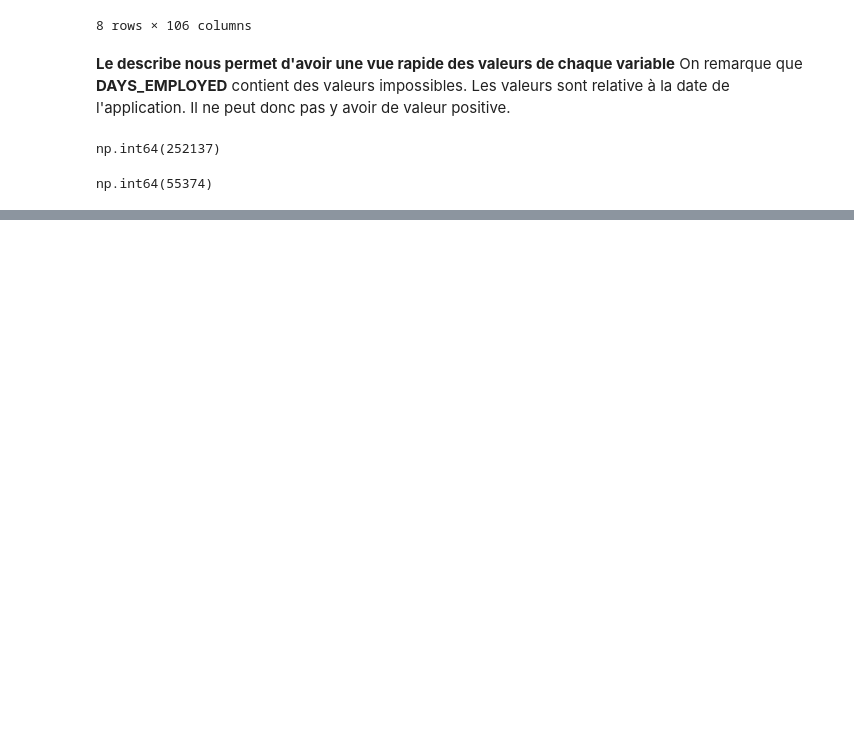
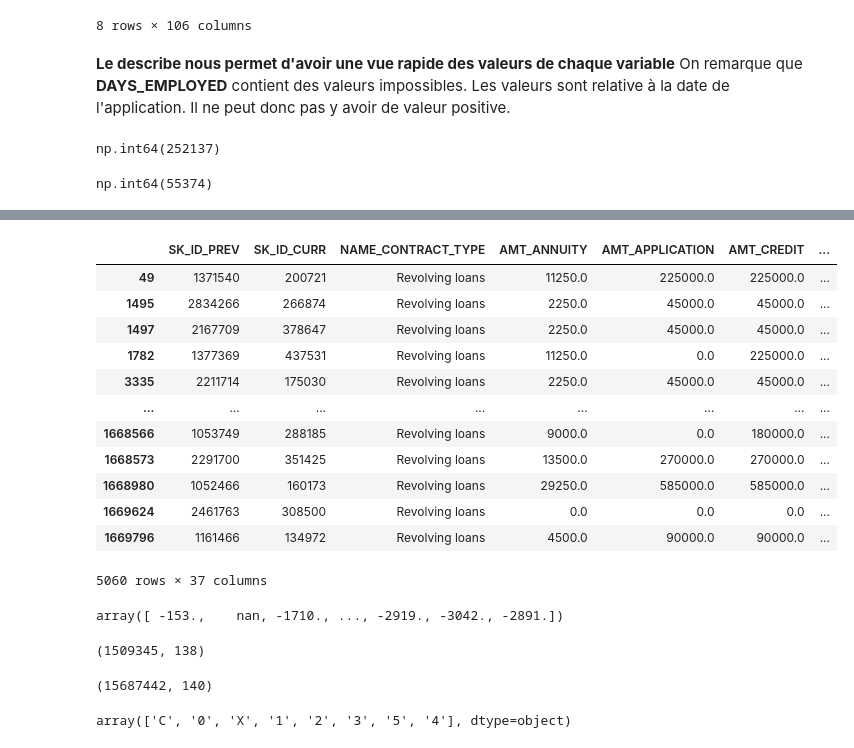
Before and after one commit to Belin27000/P4_ScoringModel, a Jupyter notebook: Lecerf_Yann_1_notebook_analyse_exploratoire_feature_enginering_092024.ipynb, the cells around one changed output, grey strips where cells are left out. Drawn from its saved outputs; the diff is of its cells as text; code cells hidden in the pictures; blank space fills up the shorter version.

```diff
--- a/Lecerf_Yann_1_notebook_analyse_exploratoire_feature_enginering_092024.ipynb
+++ b/Lecerf_Yann_1_notebook_analyse_exploratoire_feature_enginering_092024.ipynb
@@ -213,0 +279,36 @@ np.int64(55374)
+# %%
+previous_application[previous_application['DAYS_TERMINATION'] < previous_application['DAYS_FIRST_DUE']]
+# %% [output]
+|  | SK_ID_PREV | SK_ID_CURR | NAME_CONTRACT_TYPE | AMT_ANNUITY | AMT_APPLICATION | AMT_CREDIT | ... |
+| 49 | 1371540 | 200721 | Revolving loans | 11250.0 | 225000.0 | 225000.0 | ... |
+| 1495 | 2834266 | 266874 | Revolving loans | 2250.0 | 45000.0 | 45000.0 | ... |
+| 1497 | 2167709 | 378647 | Revolving loans | 2250.0 | 45000.0 | 45000.0 | ... |
+| 1782 | 1377369 | 437531 | Revolving loans | 11250.0 | 0.0 | 225000.0 | ... |
+| 3335 | 2211714 | 175030 | Revolving loans | 2250.0 | 45000.0 | 45000.0 | ... |
+| ... | ... | ... | ... | ... | ... | ... | ... |
+| 1668566 | 1053749 | 288185 | Revolving loans | 9000.0 | 0.0 | 180000.0 | ... |
+| 1668573 | 2291700 | 351425 | Revolving loans | 13500.0 | 270000.0 | 270000.0 | ... |
+| 1668980 | 1052466 | 160173 | Revolving loans | 29250.0 | 585000.0 | 585000.0 | ... |
+| 1669624 | 2461763 | 308500 | Revolving loans | 0.0 | 0.0 | 0.0 | ... |
+| 1669796 | 1161466 | 134972 | Revolving loans | 4500.0 | 90000.0 | 90000.0 | ... |
+5060 rows × 37 columns
+# %%
+bureau['DAYS_ENDDATE_FACT'].unique()
+# %% [output]
+array([ -153.,    nan, -1710., ..., -2919., -3042., -2891.])
+# %%
+merge_1_appTrain_with_bureu = pd.merge(app_train,bureau,on='SK_ID_CURR', how='left')
+merge_1=merge_1_appTrain_with_bureu
+merge_1.shape
+# %% [output]
+(1509345, 138)
+# %%
+merge_2_merge1_with_bureauBalance=pd.merge(merge_1,bureau_balance,on='SK_ID_BUREAU', how='left')
+merge_2 = merge_2_merge1_with_bureauBalance
+merge_2.shape
+# %% [output]
+(15687442, 140)
+# %%
+bureau_balance['STATUS'].unique()
+# %% [output]
+array(['C', '0', 'X', '1', '2', '3', '5', '4'], dtype=object)
```
Also changed, not shown: parts of 8 cells of this notebook, 1 other file.
